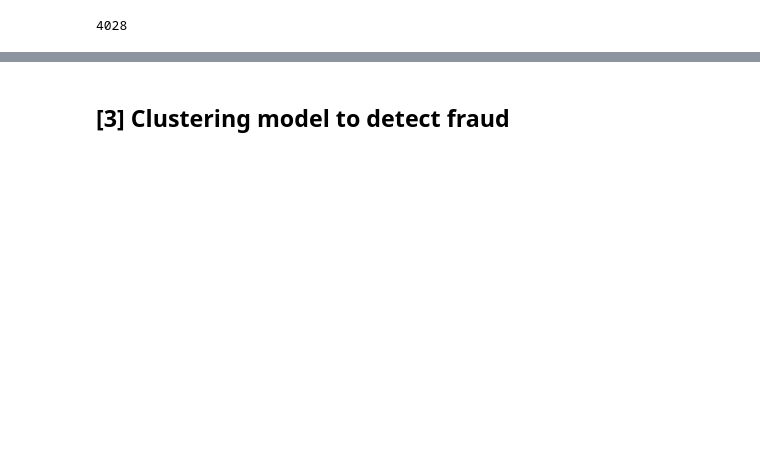
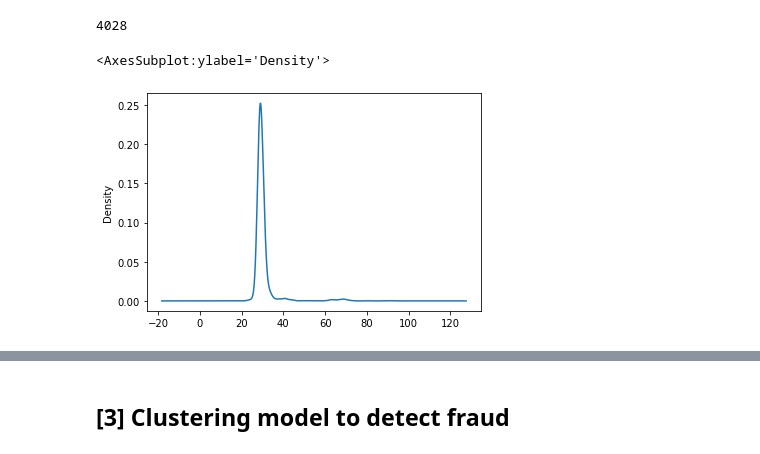
Before and after one commit to MAST30034-Applied-Data-Science/generic-buy-now-pay-later-project-group-10-bnpl, a Jupyter notebook: notebooks/Part4-fraud.ipynb, the cells around one changed output, grey strips where cells are left out. Drawn from its saved outputs; the diff is of its cells as text; code cells hidden in the pictures; blank space fills up the shorter version.

```diff
--- a/notebooks/Part4-fraud.ipynb
+++ b/notebooks/Part4-fraud.ipynb
@@ -154,3 +179,8 @@ fj_with_fraud.filter(col("fraud_probability_consumer").isNotNull()).count()
 fj_with_fraud.filter(col("fraud_probability_merchant").isNotNull()).count()
 # %% [output]
 4028
+# %%
+fj_with_fraud.filter(col("fraud_probability_merchant").isNotNull()).toPandas().fraud_probability_merchant.plot.density()
+# %% [output]
+<AxesSubplot:ylabel='Density'>
+[figure, added]
```
Also changed, not shown: parts of 28 cells of this notebook, 10 other files.
